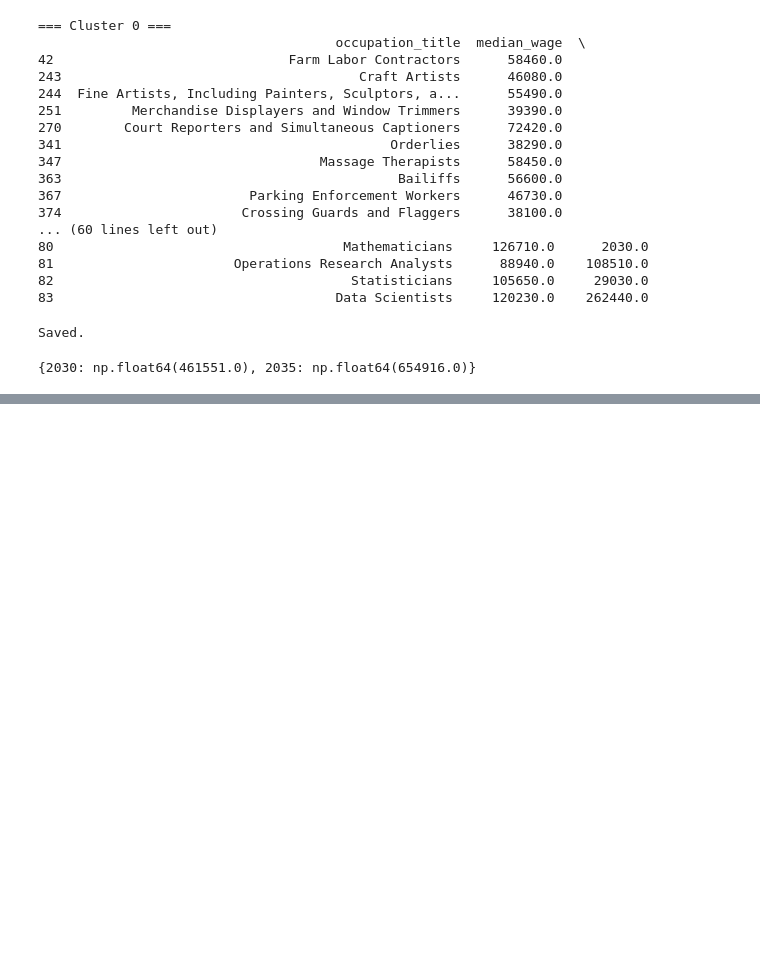
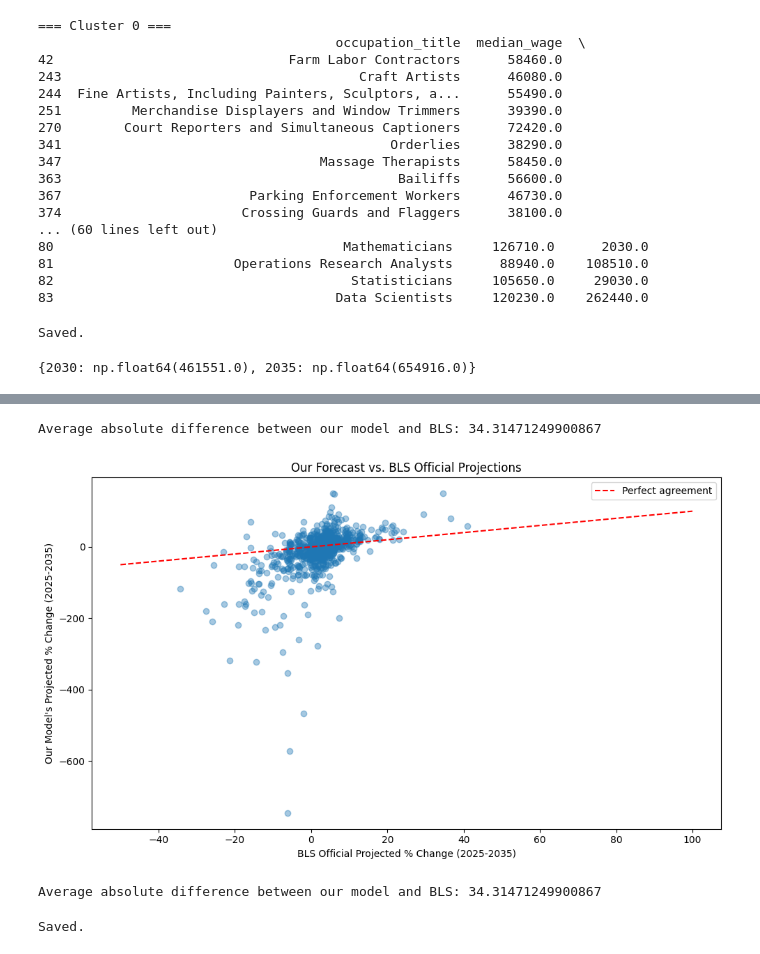
Before and after one commit to AdityaBhoite20/labor-market-intel, a Jupyter notebook: notebooks/02_ml_clustering_forecasting.ipynb, the cells around one changed output, grey strips where cells are left out. Drawn from its saved outputs; the diff is of its cells as text; code cells hidden in the pictures; blank space fills up the shorter version.

Commit message:
Add employment forecasting (linear regression) and honest comparison against BLS official 2025-2035 projections

```diff
--- a/notebooks/02_ml_clustering_forecasting.ipynb
+++ b/notebooks/02_ml_clustering_forecasting.ipynb
@@ -232,6 +232,11 @@ Saved.
 from sklearn.linear_model import LinearRegression
 
 def forecast_occupation(occupation_data: pd.DataFrame, target_years: list) -> dict:
+    occupation_data = occupation_data.dropna(subset=["employment"])
+
+    if len(occupation_data) < 2:
+        return {year: None for year in target_years}
+
     X_years = occupation_data["year"].values.reshape(-1, 1)
     y_employment = occupation_data["employment"].values
 
@@ -276,0 +293,8 @@ ValueError: Input y contains NaN.
+# %%
+bls_projections_raw = pd.read_excel(
+    "../data/raw/bls_projections/bls_official_projections_2024_2034.xlsx",
+    sheet_name="Table 1.2",
+    header=1
+)
+print(bls_projections_raw.columns.tolist())
+print(bls_projections_raw.head())
@@ -276,0 +350,12 @@ ValueError: Input y contains NaN.
+# %%
+comparison = forecast_df.merge(bls_official_clean, on="soc_code", how="inner")
+
+comparison["your_pct_change_2035"] = ((comparison["forecast_2035"] - comparison["employment_2025"]) / comparison["employment_2025"]) * 100
+
+comparison_final = comparison[[
+    "occupation_title", "employment_2025", "forecast_2035",
+    "your_pct_change_2035", "bls_employment_2035", "bls_pct_change"
+]].copy()
+
+print(comparison_final.shape)
+comparison_final.head(10)
@@ -276,0 +375,27 @@ ValueError: Input y contains NaN.
+# %%
+comparison_final["forecast_error"] = comparison_final["your_pct_change_2035"] - comparison_final["bls_pct_change"]
+
+print("Average absolute difference between our model and BLS:", comparison_final["forecast_error"].abs().mean())
+
+plt.figure(figsize=(10, 6))
+plt.scatter(comparison_final["bls_pct_change"], comparison_final["your_pct_change_2035"], alpha=0.4)
+plt.plot([-50, 100], [-50, 100], color="red", linestyle="--", label="Perfect agreement")
+plt.xlabel("BLS Official Projected % Change (2025-2035)")
+plt.ylabel("Our Model's Projected % Change (2025-2035)")
+plt.title("Our Forecast vs. BLS Official Projections")
+plt.legend()
+plt.tight_layout()
+plt.show()
+# %% [output]
+Average absolute difference between our model and BLS: 34.31471249900867
+[figure, added]
+# %%
+print("Average absolute difference between our model and BLS:", comparison_final["forecast_error"].abs().mean())
+# %% [output]
+Average absolute difference between our model and BLS: 34.31471249900867
+# %%
+comparison_final.to_csv("../data/processed/forecast_vs_bls_comparison.csv", index=False)
+forecast_df.to_csv("../data/processed/employment_forecast_2030_2035.csv", index=False)
+print("Saved.")
+# %% [output]
+Saved.
```
Also changed, not shown: parts of 4 cells of this notebook.
